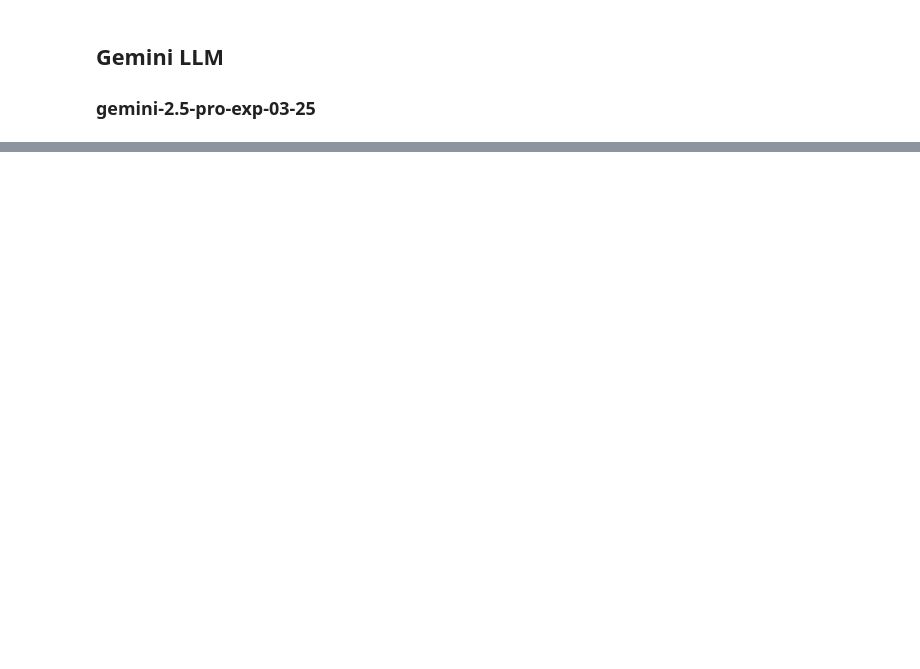
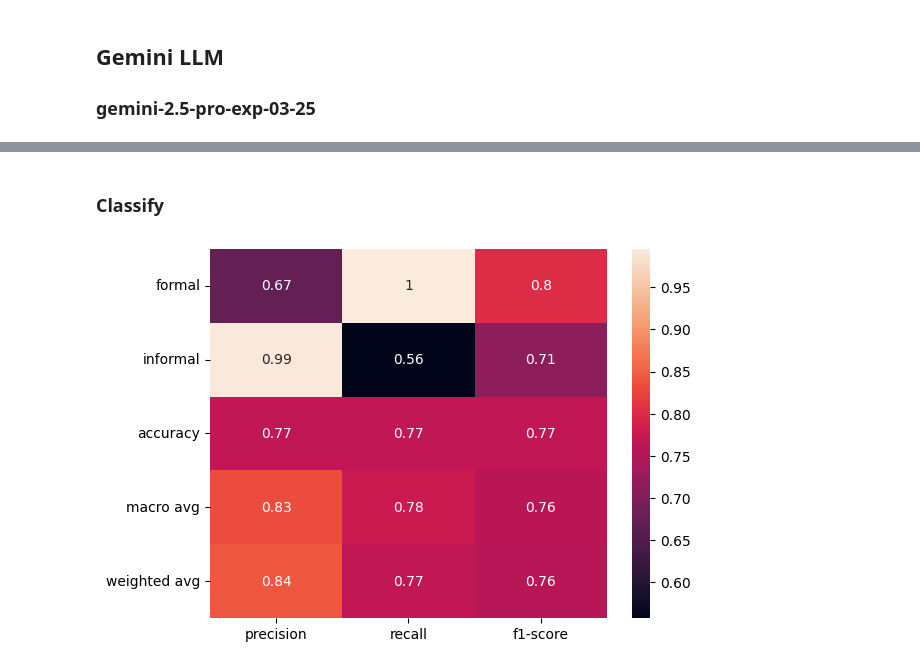
Before and after one commit to misosvec/formality-evaluation, a Jupyter notebook: src/training.ipynb, the cells around one changed output, grey strips where cells are left out. Saved outputs shown, nothing was run; the diff lists cells and outputs as text; code cells hidden in the pictures; blank space fills up the shorter version.

```diff
--- a/src/training.ipynb
+++ b/src/training.ipynb
@@ -61,0 +129,48 @@ for text in X_test['english']:
+# %%
+from transformers import XLMRobertaTokenizerFast, XLMRobertaForSequenceClassification
+import torch
+
+device = torch.device("cuda" if torch.cuda.is_available() else "cpu")
+
+tokenizer = XLMRobertaTokenizerFast.from_pretrained('s-nlp/xlmr_formality_classifier')
+model = XLMRobertaForSequenceClassification.from_pretrained('s-nlp/xlmr_formality_classifier')
+
+model.to(device)
+
+print(f"Model loaded on {device}")
+# %% [markdown]
+### Classify
+# %%
+# adjust based on available memory
+batch_size = 128
+predictions = []
+
+for i in range(0, len(X_test), batch_size):
+    print(f"Processing batch {i} to {i+batch_size}")
+
+    batch = X_test['french'].iloc[i:i+batch_size].tolist()
+
+    encoding = tokenizer(
+        batch,
+        add_special_tokens=True,
+        truncation=True,
+        padding="max_length",
+        return_tensors="pt",
+    )
+
+    encoding = {key: val.to(device) for key, val in encoding.items()}
+
+    with torch.no_grad():
+        output = model(**encoding)
+        batch_predictions = torch.argmax(output.logits, dim=1)
+
+    predictions.append(batch_predictions)
+
+predictions = torch.cat(predictions, dim=0)
+predictions = predictions.cpu()
+# %%
+report_dict = classification_report(y_test, predictions, labels=[0, 1], target_names=['formal', 'informal'], output_dict=True)
+sns.heatmap(pd.DataFrame(report_dict).iloc[:-1, :].T, annot=True)
+plt.savefig("cr_xlmr_english.png", dpi=500, bbox_inches='tight')
+# %% [output]
+[figure, added]
```
Also changed, not shown: parts of 12 cells of this notebook, 7 other files.
